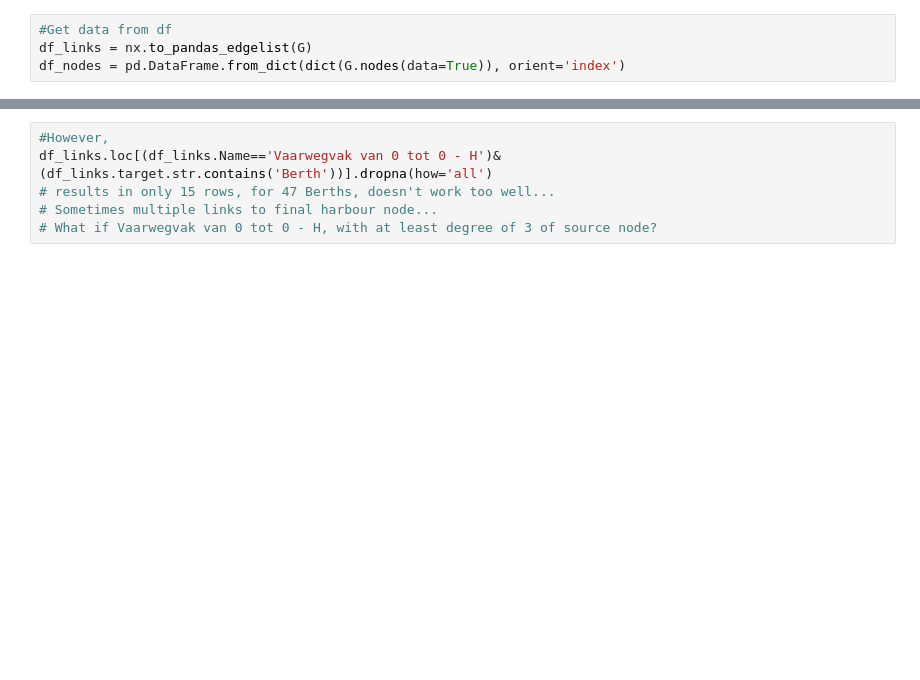
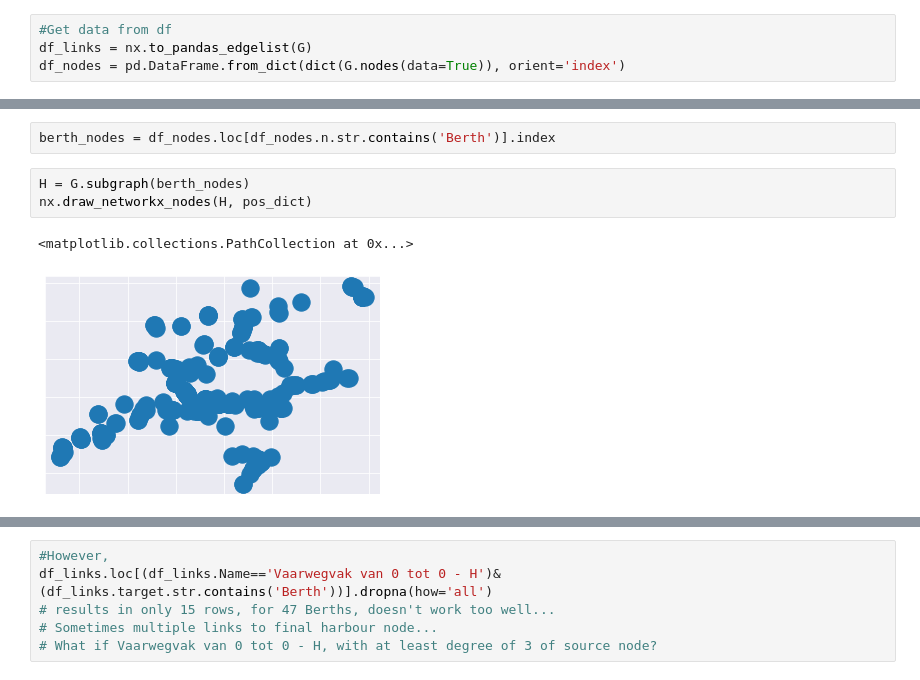
Before and after one commit to fabiandriessen/Thesis, a Jupyter notebook: harbour_exits.ipynb, the cells around one changed output, grey strips where cells are left out. Saved outputs shown, nothing was run; the diff lists cells and outputs as text; blank space fills up the shorter version.

```diff
--- a/harbour_exits.ipynb
+++ b/harbour_exits.ipynb
@@ -77,2 +98,10 @@ df_links.loc[(df_links.Name=='Vaarwegvak van 0 tot 0 - H')]
+# %%
+berth_nodes = df_nodes.loc[df_nodes.n.str.contains('Berth')].index
+# %%
+H = G.subgraph(berth_nodes)
+nx.draw_networkx_nodes(H, pos_dict)
+# %% [output]
+<matplotlib.collections.PathCollection at 0x...>
+[figure, added]
 # %%
 #There are Berths inside the df that are tagged
```
Also changed, not shown: parts of 7 cells of this notebook, 13 other files.
